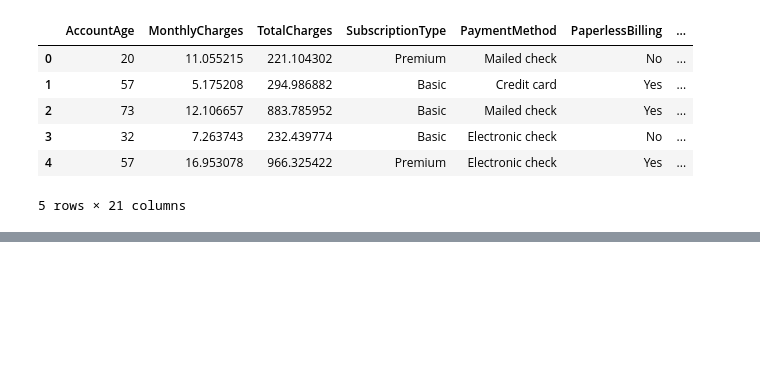
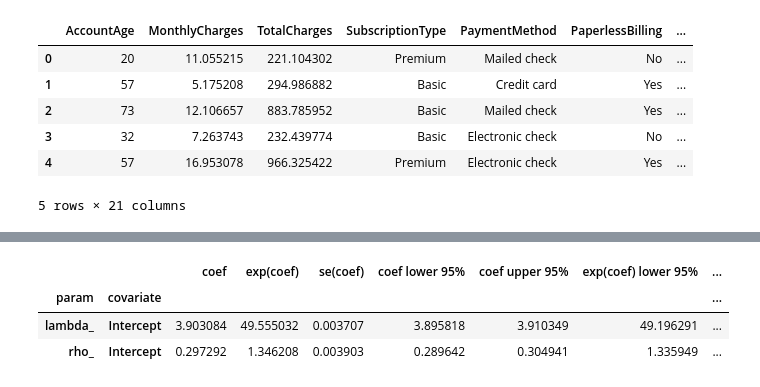
Before and after one commit to sanoosha/churn_modeling, a Jupyter notebook: survival_modeling.ipynb, the cells around one changed output, grey strips where cells are left out. Saved outputs shown, nothing was run; the diff lists cells and outputs as text; code cells hidden in the pictures; blank space fills up the shorter version.

```diff
--- a/survival_modeling.ipynb
+++ b/survival_modeling.ipynb
@@ -24,0 +56,9 @@ Name: count, dtype: int64
+# %%
+wbf = WeibullAFTFitter()
+wbf.fit(df=df_km, duration_col='AccountAge', event_col='Churn')
+wbf.summary
+# %% [output]
+|  |  | coef | exp(coef) | se(coef) | coef lower 95% | coef upper 95% | exp(coef) lower 95% | ... |
+| param | covariate |  |  |  |  |  |  | ... |
+| lambda_ | Intercept | 3.903084 | 49.555032 | 0.003707 | 3.895818 | 3.910349 | 49.196291 | ... |
+| rho_ | Intercept | 0.297292 | 1.346208 | 0.003903 | 0.289642 | 0.304941 | 1.335949 | ... |
```
Also changed, not shown: parts of 11 cells of this notebook, 8 other files.
